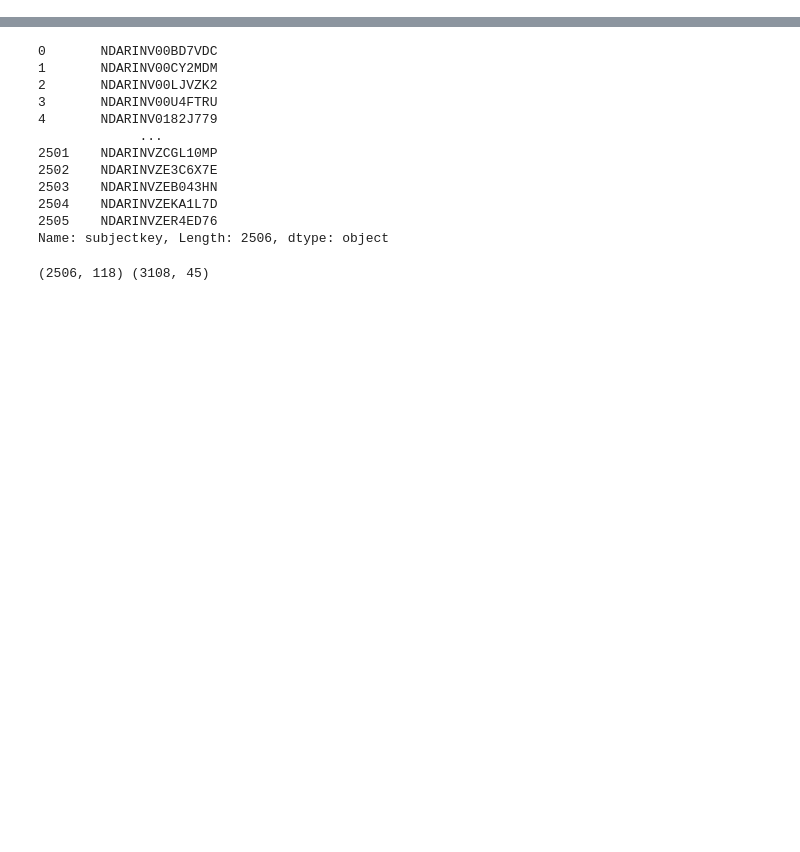
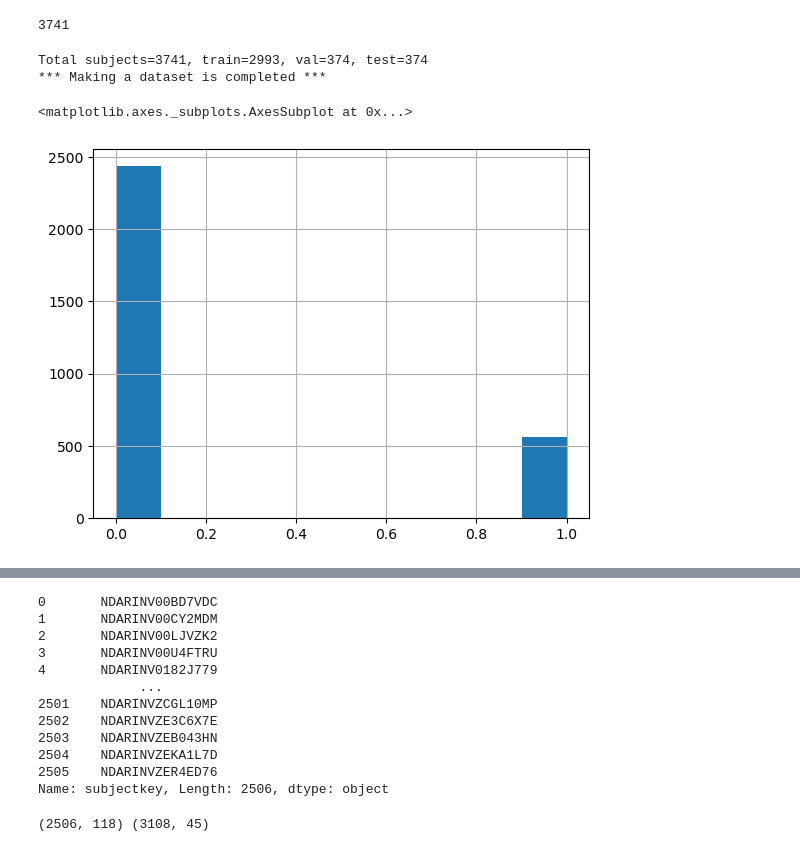
Before and after one commit to Transconnectome/ABCD-3DCNN, a Jupyter notebook: STEP_4_Multimodal-Learning/MultiChannel-Learning/contrastive_learning/codes/ADHD dataset analysis.ipynb, the cells around one changed output, grey strips where cells are left out. Saved outputs shown, nothing was run; the diff lists cells and outputs as text; code cells hidden in the pictures; blank space fills up the shorter version.

```diff
--- a/STEP_4_Multimodal-Learning/MultiChannel-Learning/contrastive_learning/codes/ADHD dataset analysis.ipynb
+++ b/STEP_4_Multimodal-Learning/MultiChannel-Learning/contrastive_learning/codes/ADHD dataset analysis.ipynb
@@ -5,0 +28,26 @@ con=pd.read_csv("/scratch/connectome/3DCNN/data/1.ABCD/4.demo_qc/ABCD_suicide_co
+# %%
+smris.isin(to.subjectkey).sum()
+# %% [output]
+3741
+# %%
+class arg:
+    def __init__(self):
+        self.cat_target=['ADHD_TotalSymp_and_KSADS']
+# %%
+args = arg()
+args.dataset = 'ABCD'
+args.data_type = ['T1_MNI']
+args.num_target=[]
+args.debug=None
+args.cv=None
+args.tissue=None
+args.val_size=0.1
+args.test_size=0.1
+args.N=None
+args.balanced_split=None
+args.num_normalize=None
+args.filter=[]
+args.resize=(64,64,64)
+args.transform=[]
+args.augmentation=[]
+args.balanced_split='ADHD'
@@ -5,0 +344,10 @@ con=pd.read_csv("/scratch/connectome/3DCNN/data/1.ABCD/4.demo_qc/ABCD_suicide_co
+# %%
+par, subj = make_dataset(args)
+# %% [output]
+Total subjects=3741, train=2993, val=374, test=374
+*** Making a dataset is completed ***
+# %%
+par['train'].labels['ADHD_TotalSymp_and_KSADS'].hist()
+# %% [output]
+<matplotlib.axes._subplots.AxesSubplot at 0x...>
+[figure, added]
```
Also changed, not shown: parts of 12 cells of this notebook, 11 other files.
